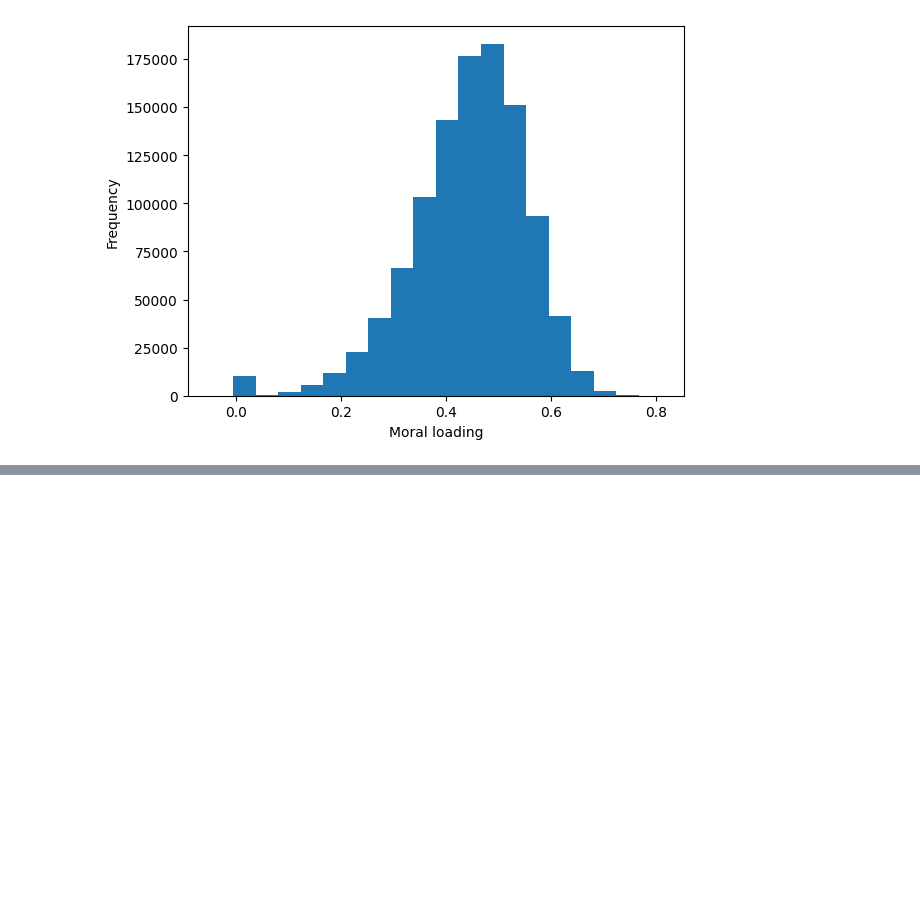
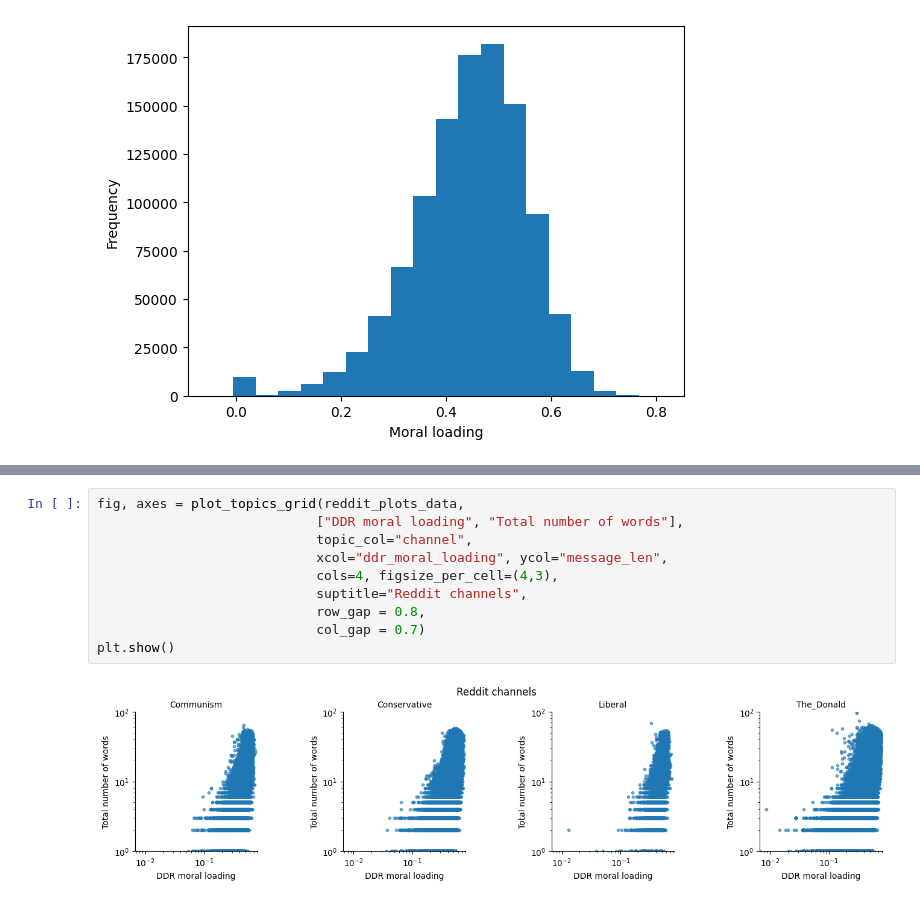
Before and after one commit to DiegoLeonG96/Scaling-laws-in-moral-dynamics-on-social-media, a Jupyter notebook: Exploration.ipynb, the cells around one changed output, grey strips where cells are left out. Drawn from its saved outputs; the diff is of its cells as text; blank space fills up the shorter version.

```diff
--- a/Exploration.ipynb
+++ b/Exploration.ipynb
@@ -976,0 +896,12 @@ plt.show()
+# %%
+fig, axes = plot_topics_grid(reddit_plots_data,
+                            ["DDR moral loading", "Total number of words"],
+                            topic_col="channel",
+                            xcol="ddr_moral_loading", ycol="message_len",
+                            cols=4, figsize_per_cell=(4,3),
+                            suptitle="Reddit channels",
+                            row_gap = 0.8,
+                            col_gap = 0.7)
+plt.show()
+# %% [output]
+[figure, added]
```
Also changed, not shown: parts of 26 cells of this notebook.
